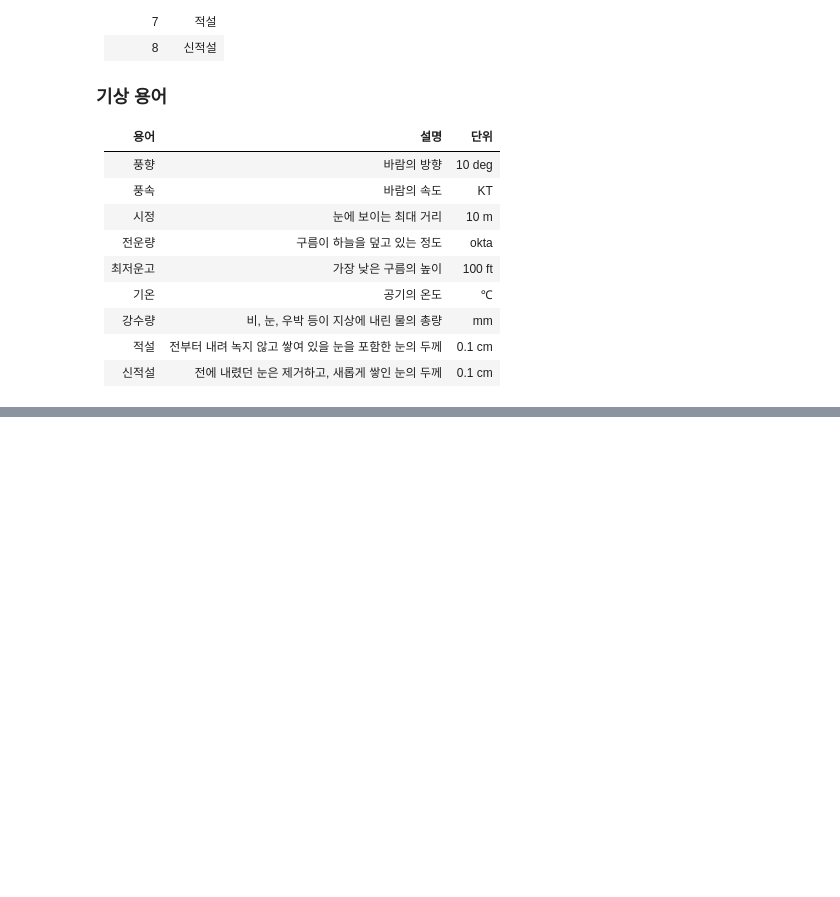
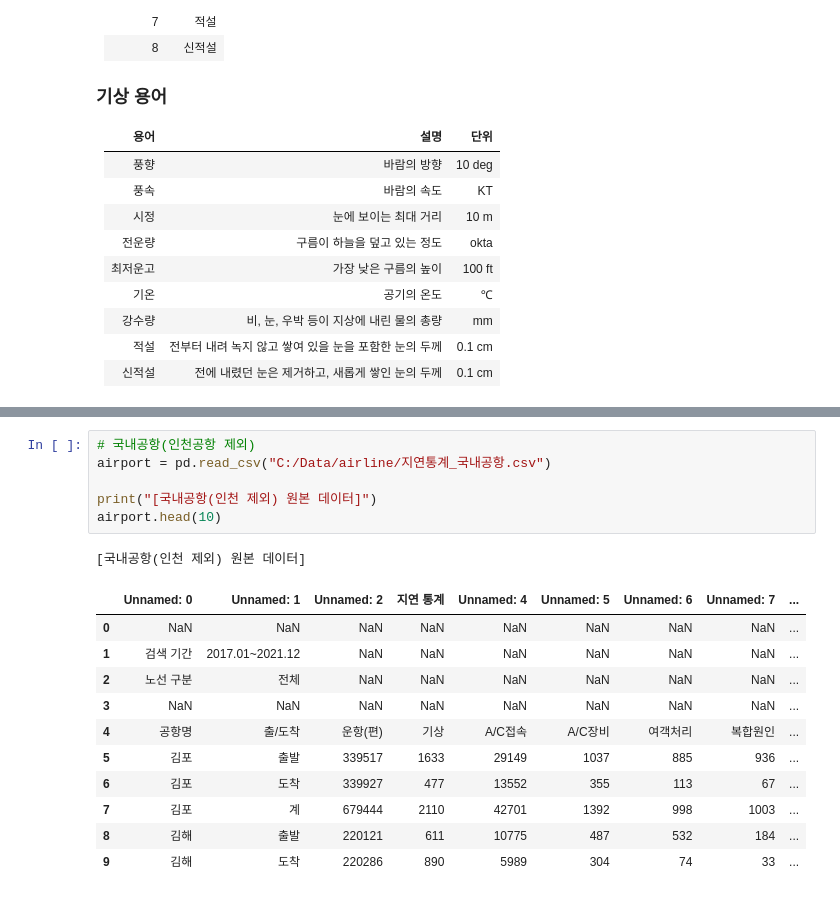
Before and after one commit to yeji4268/BigData, a Jupyter notebook: BigData_Project.ipynb, the cells around one changed output, grey strips where cells are left out. Saved outputs shown, nothing was run; the diff lists cells and outputs as text; blank space fills up the shorter version.

```diff
--- a/BigData_Project.ipynb
+++ b/BigData_Project.ipynb
@@ -79,0 +144,19 @@ for a in airports:
+# %%
+# 국내공항(인천공항 제외)
+airport = pd.read_csv("C:/Data/airline/지연통계_국내공항.csv")
+
+print("[국내공항(인천 제외) 원본 데이터]")
+airport.head(10)
+# %% [output]
+[국내공항(인천 제외) 원본 데이터]
+|  | Unnamed: 0 | Unnamed: 1 | Unnamed: 2 | 지연 통계 | Unnamed: 4 | Unnamed: 5 | Unnamed: 6 | Unnamed: 7 | ... |
+| 0 | NaN | NaN | NaN | NaN | NaN | NaN | NaN | NaN | ... |
+| 1 | 검색 기간 | 2017.01~2021.12 | NaN | NaN | NaN | NaN | NaN | NaN | ... |
+| 2 | 노선 구분 | 전체 | NaN | NaN | NaN | NaN | NaN | NaN | ... |
+| 3 | NaN | NaN | NaN | NaN | NaN | NaN | NaN | NaN | ... |
+| 4 | 공항명 | 출/도착 | 운항(편) | 기상 | A/C접속 | A/C장비 | 여객처리 | 복합원인 | ... |
+| 5 | 김포 | 출발 | 339517 | 1633 | 29149 | 1037 | 885 | 936 | ... |
+| 6 | 김포 | 도착 | 339927 | 477 | 13552 | 355 | 113 | 67 | ... |
+| 7 | 김포 | 계 | 679444 | 2110 | 42701 | 1392 | 998 | 1003 | ... |
+| 8 | 김해 | 출발 | 220121 | 611 | 10775 | 487 | 532 | 184 | ... |
+| 9 | 김해 | 도착 | 220286 | 890 | 5989 | 304 | 74 | 33 | ... |
```
Also changed, not shown: parts of 16 cells of this notebook.
